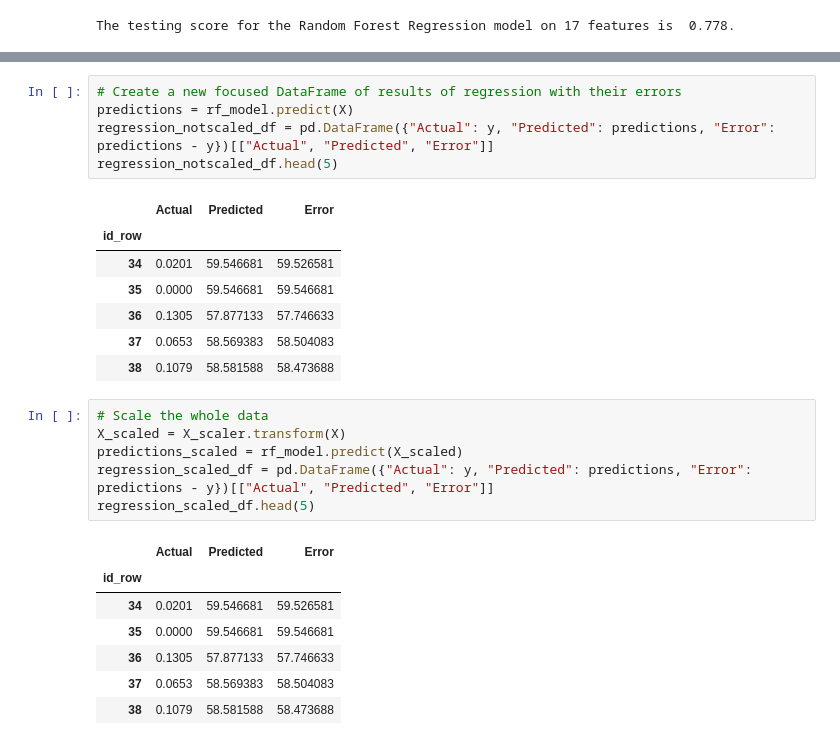
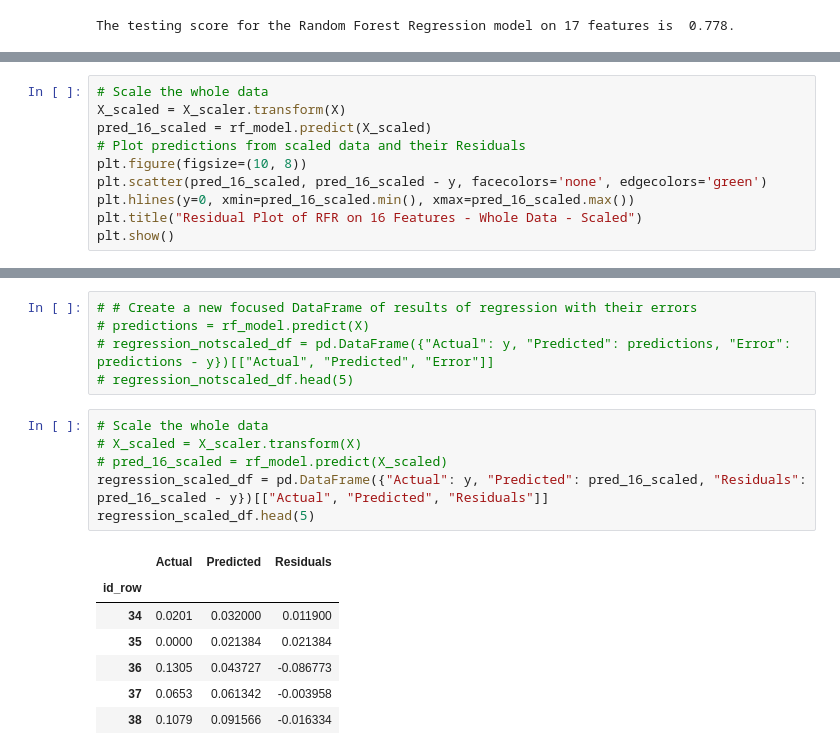
Before and after one commit to Magzzie/COVID-19_Analysis, a Jupyter notebook: COVID-19_Anlaysis_csv_ML_700days.ipynb, the cells around one changed output, grey strips where cells are left out. Cells and saved outputs as stored; diff of their text form.

```diff
--- a/COVID-19_Anlaysis_csv_ML_700days.ipynb
+++ b/COVID-19_Anlaysis_csv_ML_700days.ipynb
@@ -251,3 +251,13 @@ plt.title("Residual Plot of RFR on 17 Features - Scaled")
 plt.show()
 # %% [output]
 [figure]
+# %%
+# Scale the whole data
+X_scaled = X_scaler.transform(X)
+pred_16_scaled = rf_model.predict(X_scaled)
+# Plot predictions from scaled data and their Residuals
+plt.figure(figsize=(10, 8))
+plt.scatter(pred_16_scaled, pred_16_scaled - y, facecolors='none', edgecolors='green')
+plt.hlines(y=0, xmin=pred_16_scaled.min(), xmax=pred_16_scaled.max())
+plt.title("Residual Plot of RFR on 16 Features - Whole Data - Scaled")
+plt.show()
@@ -254,29 +266,21 @@ plt.show()
 # %%
-# Create a new focused DataFrame of results of regression with their errors
-predictions = rf_model.predict(X)
-regression_notscaled_df = pd.DataFrame({"Actual": y, "Predicted": predictions, "Error": predictions - y})[["Actual", "Predicted", "Error"]]
-regression_notscaled_df.head(5)
+# # Create a new focused DataFrame of results of regression with their errors
+# predictions = rf_model.predict(X)
+# regression_notscaled_df = pd.DataFrame({"Actual": y, "Predicted": predictions, "Error": predictions - y})[["Actual", "Predicted", "Error"]]
+# regression_notscaled_df.head(5)
-# %% [output]
-|  | Actual | Predicted | Error |
-| id_row |  |  |  |
-| 34 | 0.0201 | 59.546681 | 59.526581 |
-| 35 | 0.0000 | 59.546681 | 59.546681 |
-| 36 | 0.1305 | 57.877133 | 57.746633 |
-| 37 | 0.0653 | 58.569383 | 58.504083 |
-| 38 | 0.1079 | 58.581588 | 58.473688 |
 # %%
 # Scale the whole data
-X_scaled = X_scaler.transform(X)
-predictions_scaled = rf_model.predict(X_scaled)
-regression_scaled_df = pd.DataFrame({"Actual": y, "Predicted": predictions, "Error": predictions - y})[["Actual", "Predicted", "Error"]]
+# X_scaled = X_scaler.transform(X)
+# pred_16_scaled = rf_model.predict(X_scaled)
+regression_scaled_df = pd.DataFrame({"Actual": y, "Predicted": pred_16_scaled, "Residuals": pred_16_scaled - y})[["Actual", "Predicted", "Residuals"]]
 regression_scaled_df.head(5)
 # %% [output]
-|  | Actual | Predicted | Error |
+|  | Actual | Predicted | Residuals |
 | id_row |  |  |  |
-| 34 | 0.0201 | 59.546681 | 59.526581 |
-| 35 | 0.0000 | 59.546681 | 59.546681 |
-| 36 | 0.1305 | 57.877133 | 57.746633 |
-| 37 | 0.0653 | 58.569383 | 58.504083 |
-| 38 | 0.1079 | 58.581588 | 58.473688 |
+| 34 | 0.0201 | 0.032000 | 0.011900 |
+| 35 | 0.0000 | 0.021384 | 0.021384 |
+| 36 | 0.1305 | 0.043727 | -0.086773 |
+| 37 | 0.0653 | 0.061342 | -0.003958 |
+| 38 | 0.1079 | 0.091566 | -0.016334 |
 # %%
 # Add a new column "predictions" to the original Dataframe that holds the actual new cases.
```
Also changed, not shown: parts of 15 cells of this notebook, 15 other files.
